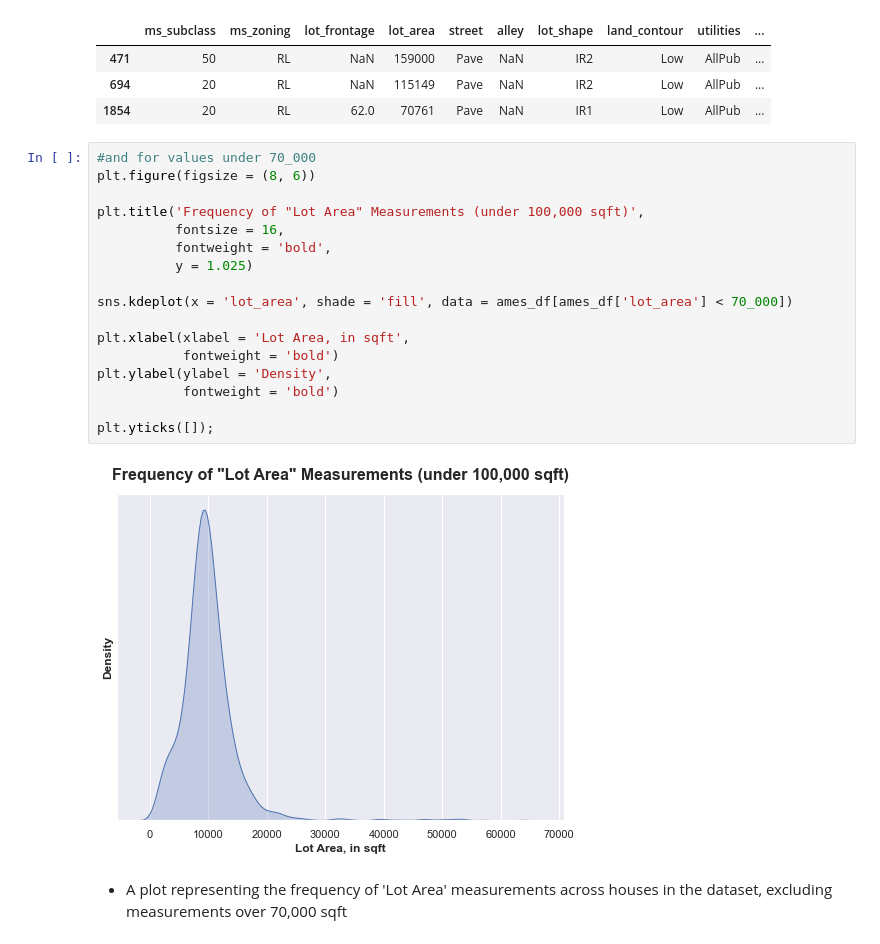
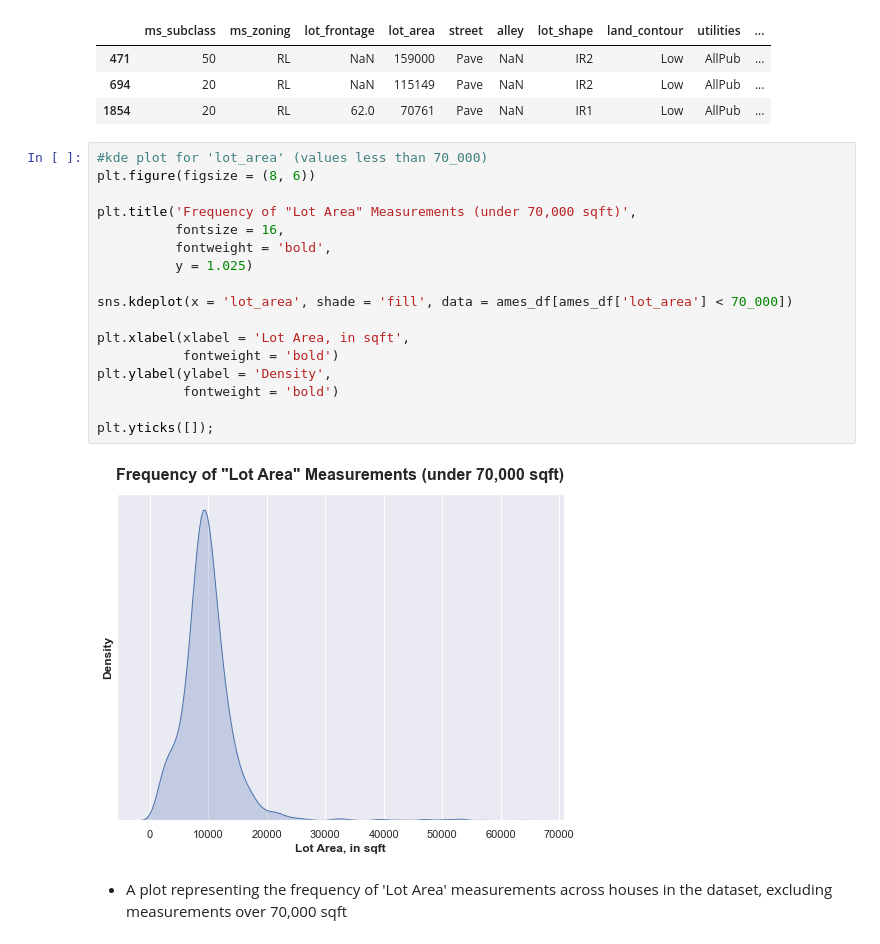
Before and after one commit to maryschindler/project_ames_kaggle_challenge, a Jupyter notebook: 2.0/notebooks/01_EDA_and_Cleaning.ipynb, the cells around one changed output. Drawn from its saved outputs; the diff is of its cells as text.

```diff
--- a/2.0/notebooks/01_EDA_and_Cleaning.ipynb
+++ b/2.0/notebooks/01_EDA_and_Cleaning.ipynb
@@ -268,24 +261,24 @@ ames_df[ames_df['lot_area'] > 70_000]
 | 694 | 20 | RL | NaN | 115149 | Pave | NaN | IR2 | Low | AllPub | ... |
 | 1854 | 20 | RL | 62.0 | 70761 | Pave | NaN | IR1 | Low | AllPub | ... |
 # %%
-#and for values under 70_000
+#kde plot for 'lot_area' (values less than 70_000)
 plt.figure(figsize = (8, 6))
 
-plt.title('Frequency of "Lot Area" Measurements (under 100,000 sqft)',
+plt.title('Frequency of "Lot Area" Measurements (under 70,000 sqft)',
           fontsize = 16,
           fontweight = 'bold',
           y = 1.025)
 
 sns.kdeplot(x = 'lot_area', shade = 'fill', data = ames_df[ames_df['lot_area'] < 70_000])
 
 plt.xlabel(xlabel = 'Lot Area, in sqft',
            fontweight = 'bold')
 plt.ylabel(ylabel = 'Density',
            fontweight = 'bold')
 
 plt.yticks([]);
 # %% [output]
-[figure, old version]
+[figure, new version]
 # %% [markdown]
 - A plot representing the frequency of 'Lot Area' measurements across houses in the dataset, excluding measurements over 70,000 sqft
 # %%
```
Also changed, not shown: parts of 40 cells of this notebook, 3 other files.
